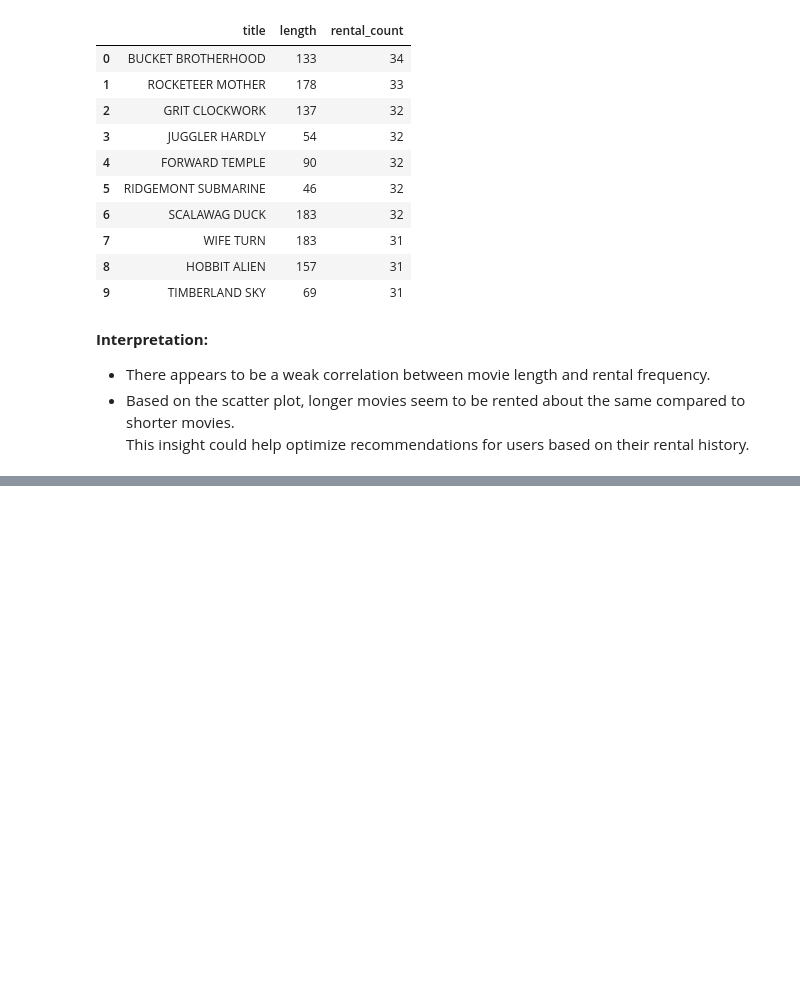
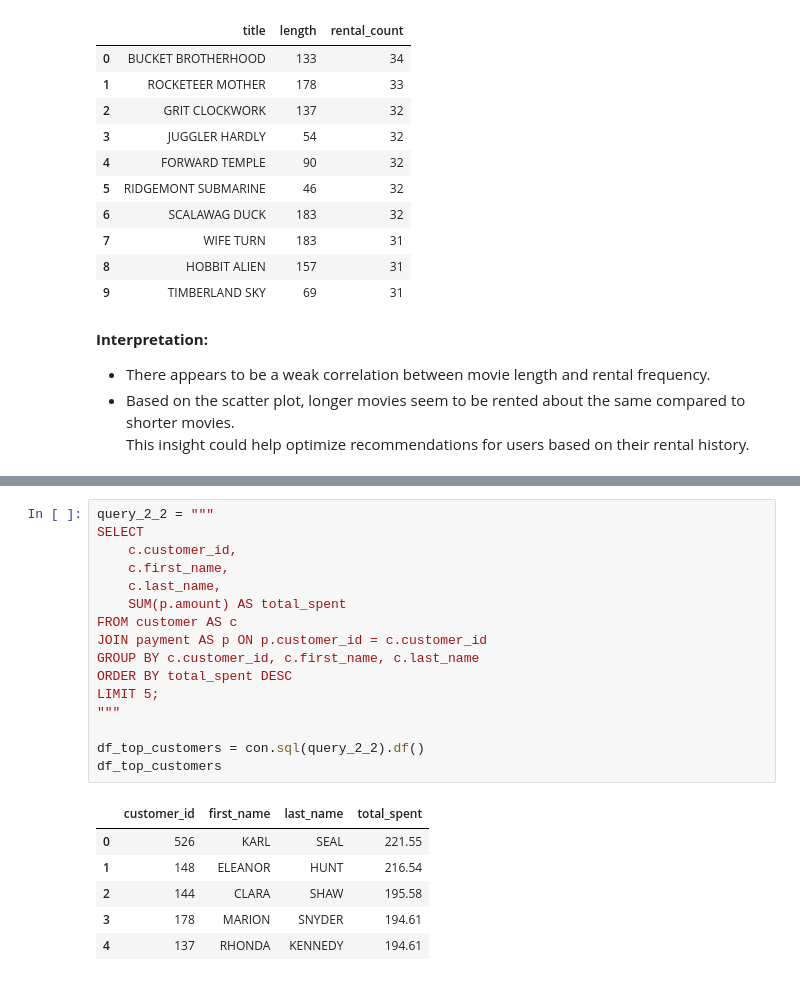
Before and after one commit to BigLurch/duckdb_sakila_handler, a Jupyter notebook: notebooks/eda_sakila.ipynb, the cells around one changed output, grey strips where cells are left out. Drawn from its saved outputs; the diff is of its cells as text; blank space fills up the shorter version.

```diff
--- a/notebooks/eda_sakila.ipynb
+++ b/notebooks/eda_sakila.ipynb
@@ -380,0 +455,23 @@ This insight could help optimize recommendations for users based on their rental
+# %%
+query_2_2 = """
+SELECT
+    c.customer_id,
+    c.first_name,
+    c.last_name,
+    SUM(p.amount) AS total_spent
+FROM customer AS c
+JOIN payment AS p ON p.customer_id = c.customer_id
+GROUP BY c.customer_id, c.first_name, c.last_name
+ORDER BY total_spent DESC
+LIMIT 5;
+"""
+
+df_top_customers = con.sql(query_2_2).df()
+df_top_customers
+# %% [output]
+|  | customer_id | first_name | last_name | total_spent |
+| 0 | 526 | KARL | SEAL | 221.55 |
+| 1 | 148 | ELEANOR | HUNT | 216.54 |
+| 2 | 144 | CLARA | SHAW | 195.58 |
+| 3 | 178 | MARION | SNYDER | 194.61 |
+| 4 | 137 | RHONDA | KENNEDY | 194.61 |
```
Also changed, not shown: parts of 6 cells of this notebook.
